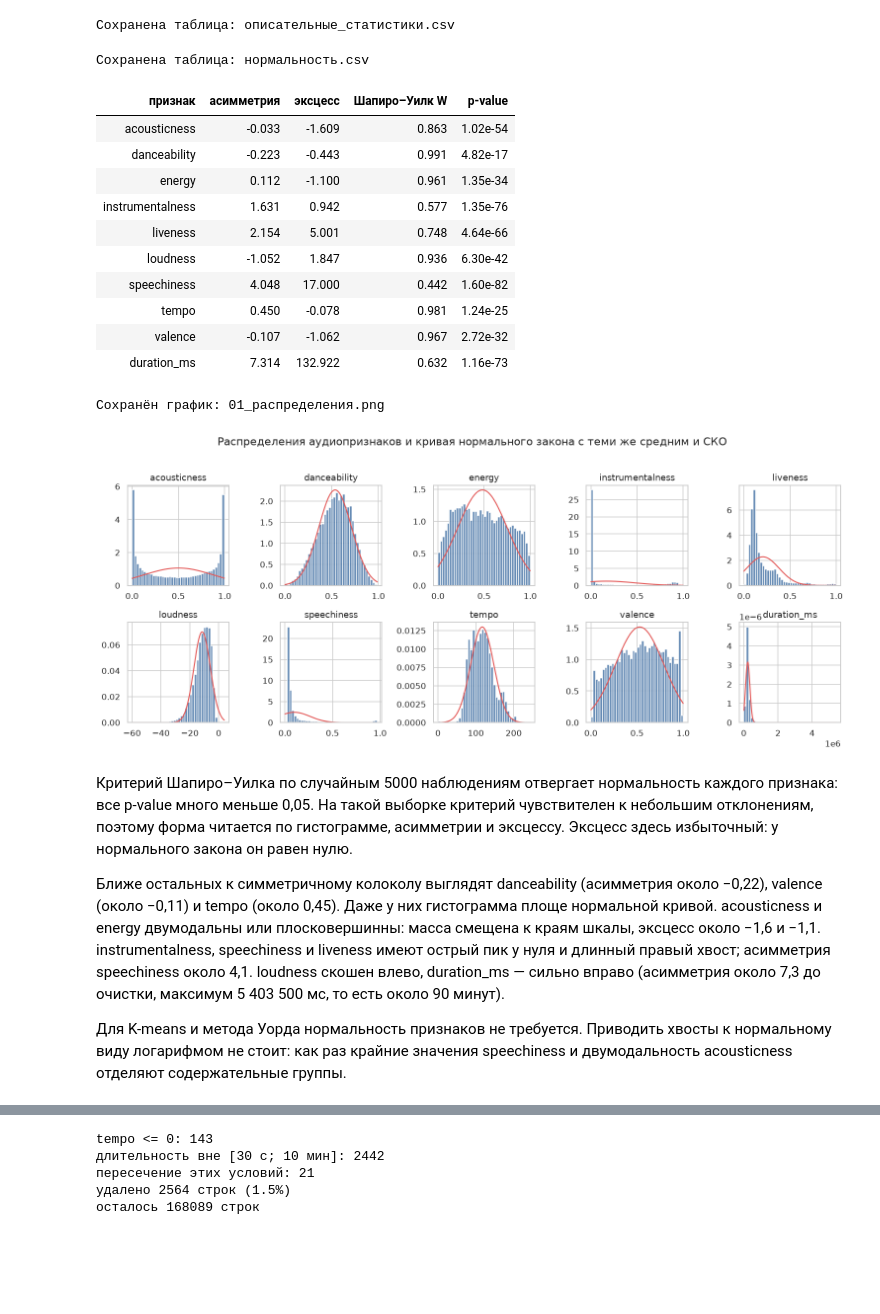
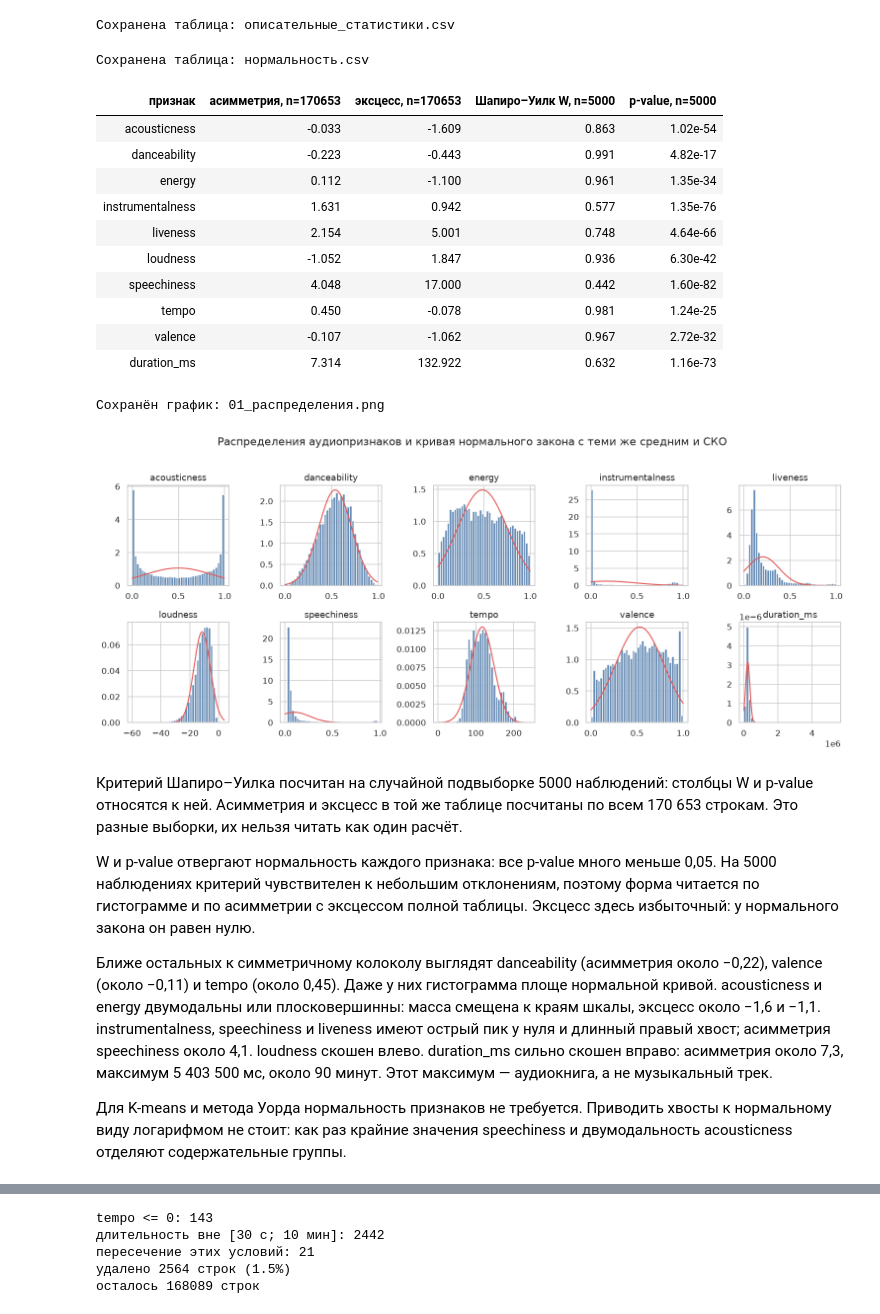
Before and after one commit to etnight15/AI-and-ML-3LB, a Jupyter notebook: lab3_clustering.ipynb, the cells around one changed output, grey strips where cells are left out. Saved outputs shown, nothing was run; the diff lists cells and outputs as text; code cells hidden in the pictures; blank space fills up the shorter version.

```diff
--- a/lab3_clustering.ipynb
+++ b/lab3_clustering.ipynb
@@ -179,37 +179,37 @@ save_table(summary.round(3), "описательные_статистики.csv"
 # %%
 normal_sample = tracks[AUDIO_FEATURES].sample(5000, random_state=RANDOM_STATE)
 normality_rows = []
 for feature in AUDIO_FEATURES:
     statistic, p_value = stats.shapiro(normal_sample[feature])
     normality_rows.append({
         "признак": feature,
-        "асимметрия": tracks[feature].skew(),
-        "эксцесс": tracks[feature].kurtosis(),
-        "Шапиро–Уилк W": statistic,
-        "p-value": p_value,
+        "асимметрия, n=170653": tracks[feature].skew(),
+        "эксцесс, n=170653": tracks[feature].kurtosis(),
+        "Шапиро–Уилк W, n=5000": statistic,
+        "p-value, n=5000": p_value,
     })
 normality = pd.DataFrame(normality_rows)
 save_table(normality, "нормальность.csv")
 display(normality.style.format({
-    "асимметрия": "{:.3f}",
-    "эксцесс": "{:.3f}",
-    "Шапиро–Уилк W": "{:.3f}",
-    "p-value": "{:.2e}",
+    "асимметрия, n=170653": "{:.3f}",
+    "эксцесс, n=170653": "{:.3f}",
+    "Шапиро–Уилк W, n=5000": "{:.3f}",
+    "p-value, n=5000": "{:.2e}",
 }).hide(axis="index"))
 
 fig, axes = plt.subplots(2, 5, figsize=(14, 5.8))
 for axis, feature in zip(axes.ravel(), AUDIO_FEATURES):
     values = tracks[feature].to_numpy()
     axis.hist(values, bins=40, density=True, color="#4C78A8", alpha=0.85, edgecolor="white")
     grid = np.linspace(values.min(), values.max(), 300)
     axis.plot(grid, stats.norm.pdf(grid, values.mean(), values.std(ddof=0)), color="#E45756", lw=1.4)
     axis.set_title(feature)
 fig.suptitle("Распределения аудиопризнаков и кривая нормального закона с теми же средним и СКО", y=1.02)
 fig.tight_layout()
 save_show("01_распределения.png")
 # %% [output]
 Сохранена таблица: нормальность.csv
-| признак | асимметрия | эксцесс | Шапиро–Уилк W | p-value |
+| признак | асимметрия, n=170653 | эксцесс, n=170653 | Шапиро–Уилк W, n=5000 | p-value, n=5000 |
 | acousticness | -0.033 | -1.609 | 0.863 | 1.02e-54 |
 | danceability | -0.223 | -0.443 | 0.991 | 4.82e-17 |
 | energy | 0.112 | -1.100 | 0.961 | 1.35e-34 |
@@ -223,9 +223,11 @@ save_show("01_распределения.png")
 Сохранён график: 01_распределения.png
 [figure]
 # %% [markdown]
-Критерий Шапиро–Уилка по случайным 5000 наблюдениям отвергает нормальность каждого признака: все p-value много меньше 0,05. На такой выборке критерий чувствителен к небольшим отклонениям, поэтому форма читается по гистограмме, асимметрии и эксцессу. Эксцесс здесь избыточный: у нормального закона он равен нулю.
+Критерий Шапиро–Уилка посчитан на случайной подвыборке 5000 наблюдений: столбцы W и p-value относятся к ней. Асимметрия и эксцесс в той же таблице посчитаны по всем 170 653 строкам. Это разные выборки, их нельзя читать как один расчёт.
 
-Ближе остальных к симметричному колоколу выглядят danceability (асимметрия около −0,22), valence (около −0,11) и tempo (около 0,45). Даже у них гистограмма площе нормальной кривой. acousticness и energy двумодальны или плосковершинны: масса смещена к краям шкалы, эксцесс около −1,6 и −1,1. instrumentalness, speechiness и liveness имеют острый пик у нуля и длинный правый хвост; асимметрия speechiness около 4,1. loudness скошен влево, duration_ms — сильно вправо (асимметрия около 7,3 до очистки, максимум 5 403 500 мс, то есть около 90 минут).
+W и p-value отвергают нормальность каждого признака: все p-value много меньше 0,05. На 5000 наблюдениях критерий чувствителен к небольшим отклонениям, поэтому форма читается по гистограмме и по асимметрии с эксцессом полной таблицы. Эксцесс здесь избыточный: у нормального закона он равен нулю.
+
+Ближе остальных к симметричному колоколу выглядят danceability (асимметрия около −0,22), valence (около −0,11) и tempo (около 0,45). Даже у них гистограмма площе нормальной кривой. acousticness и energy двумодальны или плосковершинны: масса смещена к краям шкалы, эксцесс около −1,6 и −1,1. instrumentalness, speechiness и liveness имеют острый пик у нуля и длинный правый хвост; асимметрия speechiness около 4,1. loudness скошен влево. duration_ms сильно скошен вправо: асимметрия около 7,3, максимум 5 403 500 мс, около 90 минут. Этот максимум — аудиокнига, а не музыкальный трек.
 
 Для K-means и метода Уорда нормальность признаков не требуется. Приводить хвосты к нормальному виду логарифмом не стоит: как раз крайние значения speechiness и двумодальность acousticness отделяют содержательные группы.
 # %%
```
Also changed, not shown: parts of 13 cells of this notebook, 5 other files.
